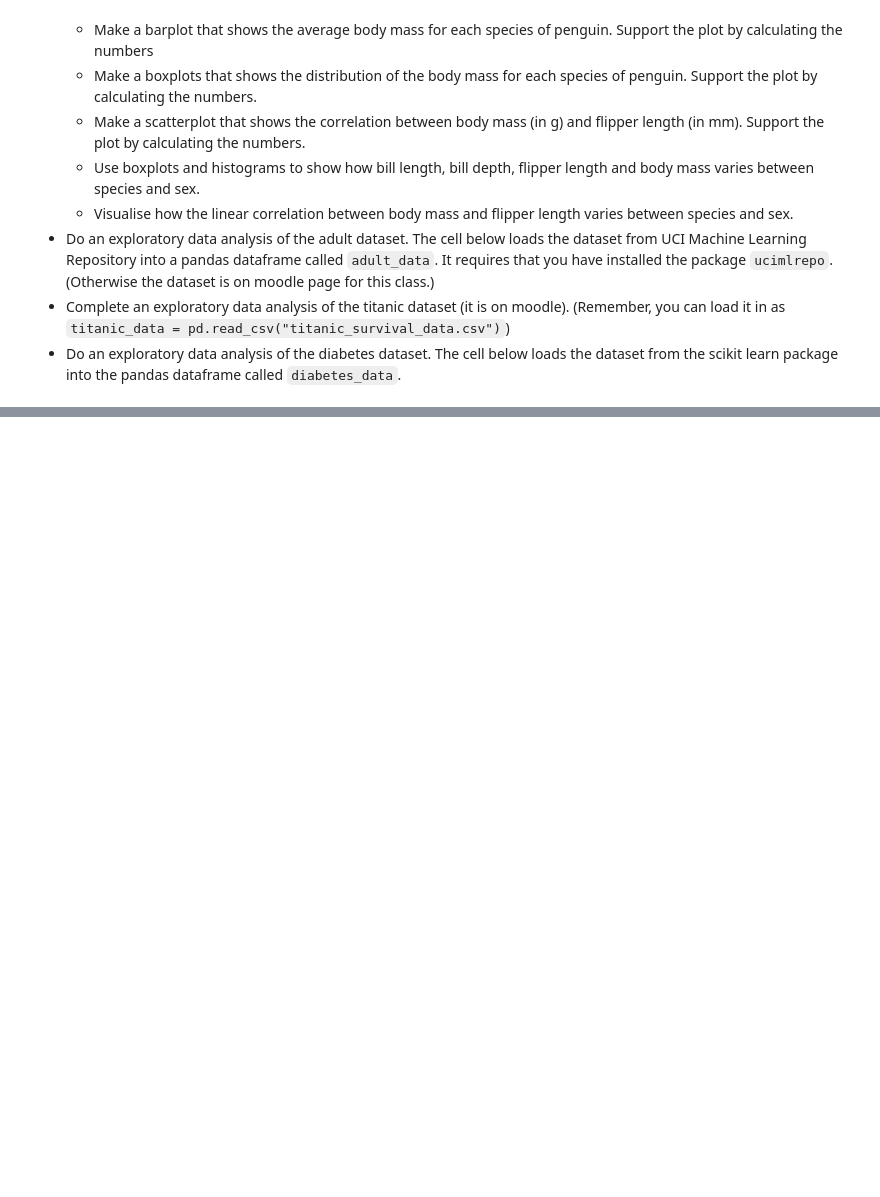
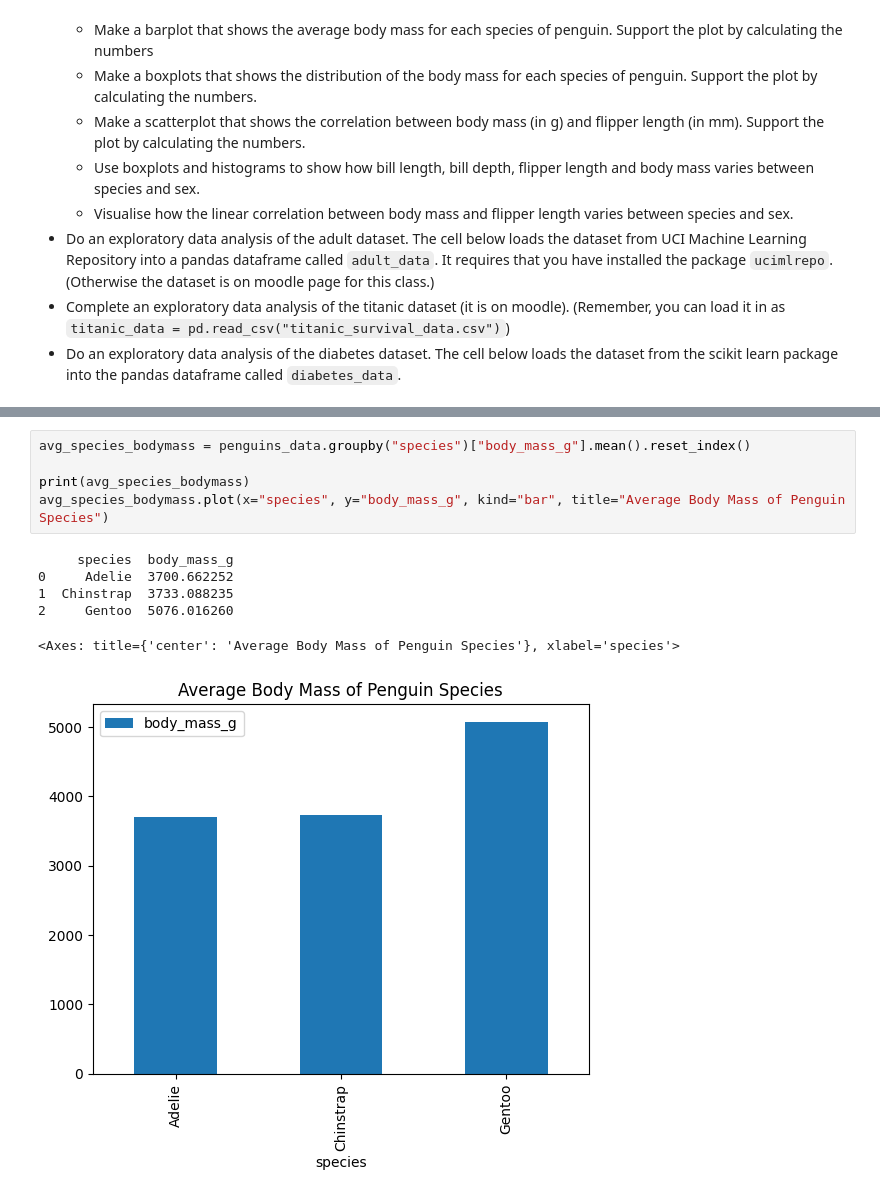
Before and after one commit to X1las/DaT, a Jupyter notebook: exercises.ipynb, the cells around one changed output, grey strips where cells are left out. Saved outputs shown, nothing was run; the diff lists cells and outputs as text; blank space fills up the shorter version.

```diff
--- a/exercises.ipynb
+++ b/exercises.ipynb
@@ -153,0 +191,12 @@ File: "Exercises in DT and EDA"
+# %%
+avg_species_bodymass = penguins_data.groupby("species")["body_mass_g"].mean().reset_index()
+
+print(avg_species_bodymass)
+avg_species_bodymass.plot(x="species", y="body_mass_g", kind="bar", title="Average Body Mass of Penguin Species")
+# %% [output]
+     species  body_mass_g
+0     Adelie  3700.662252
+1  Chinstrap  3733.088235
+2     Gentoo  5076.016260
+<Axes: title={'center': 'Average Body Mass of Penguin Species'}, xlabel='species'>
+[figure, added]
```
Also changed, not shown: parts of 30 cells of this notebook, 2 other files.
